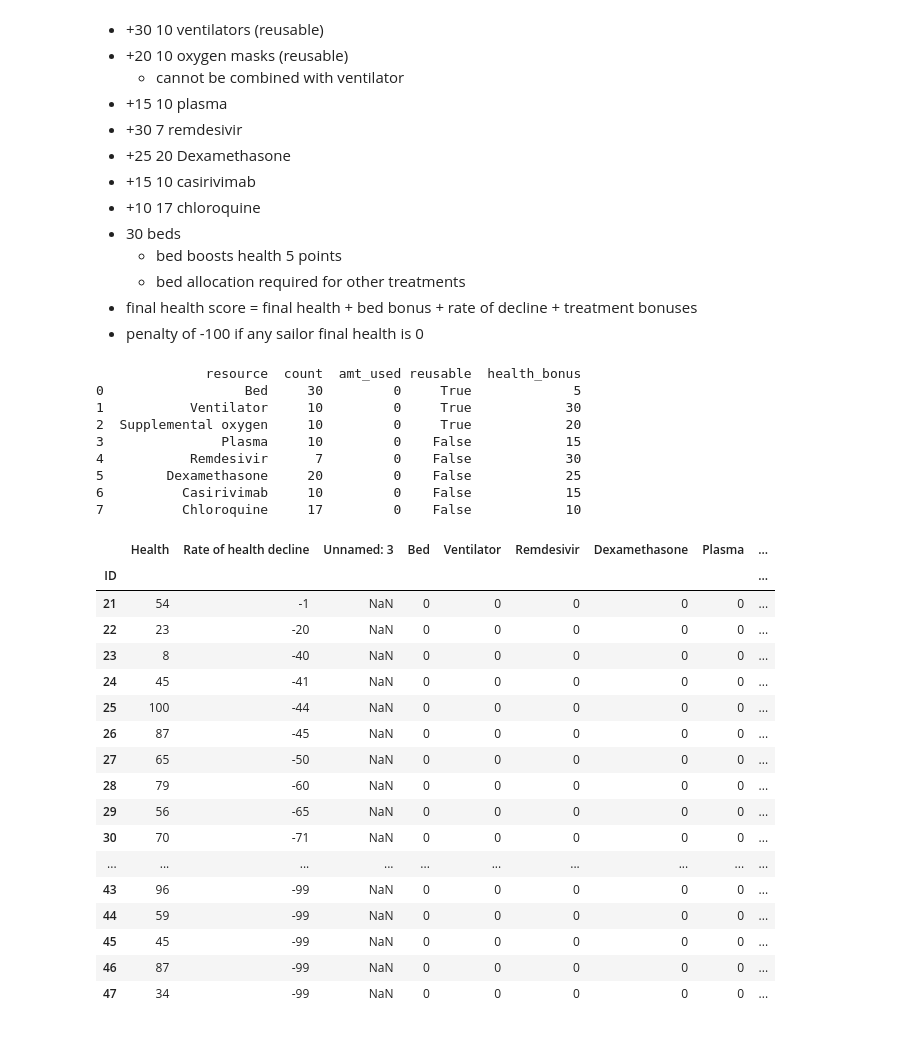
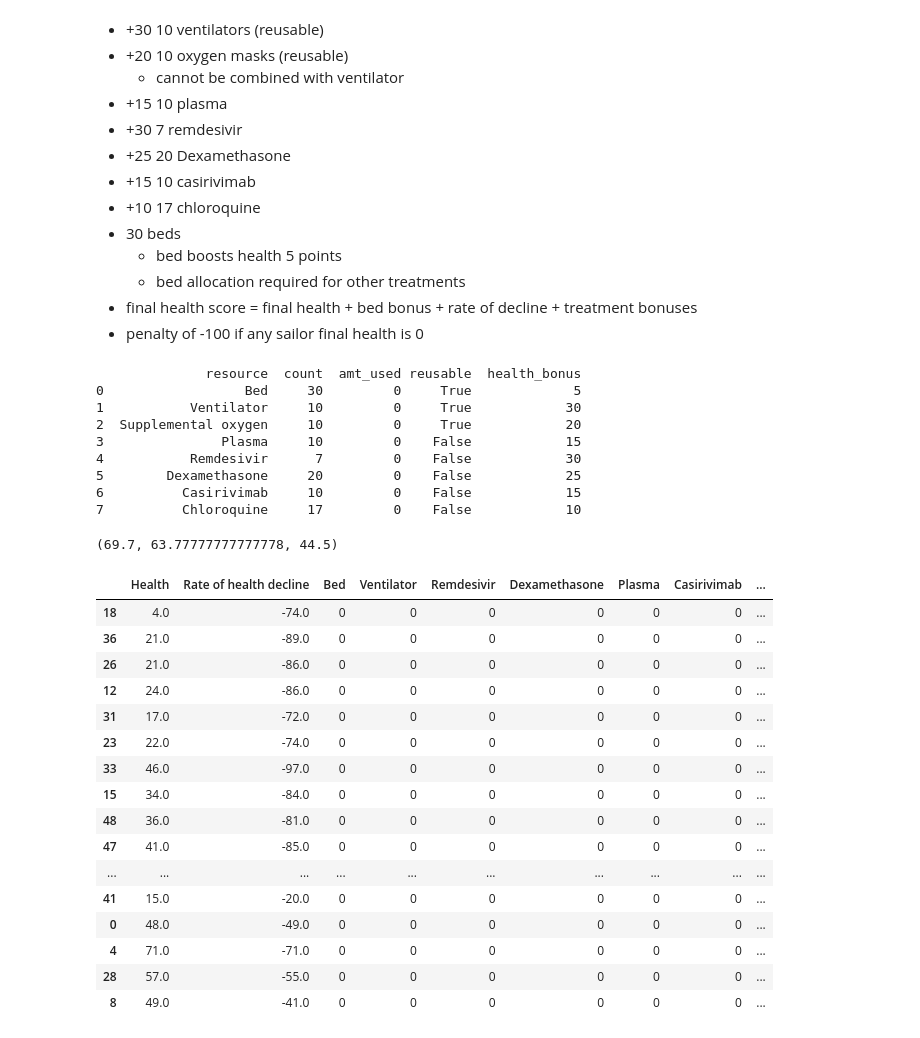
Before and after one commit to fullofentropy/HackTheMachine-1, a Jupyter notebook: game3/Game 3.ipynb, the cells around one changed output. Drawn from its saved outputs; the diff is of its cells as text; code cells hidden in the pictures.

```diff
--- a/game3/Game 3.ipynb
+++ b/game3/Game 3.ipynb
@@ -11,6 +11,8 @@ In this scenario, you will oversee the medical bay of the USS GHOST where COVID-
 import pandas as pd
 import numpy as np
 from itertools import combinations
+
+pd.set_option("display.max_rows", 100)
 # %% [markdown]
 * +30 10 ventilators (reusable)
 * +20 10 oxygen masks (reusable)
@@ -26,11 +28,15 @@ from itertools import combinations
 * final health score = final health + bed bonus + rate of decline + treatment bonuses
 * penalty of -100 if any sailor final health is 0
 # %%
-sailors_df = pd.read_csv("day2data.csv", header=1, index_col=0)
+sailors_df = pd.read_csv("day1data.csv", header=1, index_col=0)
+sailors_df2 = pd.read_csv("day2data.csv", header=1, index_col=0)
 # sailors_df.drop("Unnamed: 3", axis=1, inplace=True)
 resource_list = ["Bed", "Ventilator", "Remdesivir", "Dexamethasone", "Plasma", "Casirivimab", "Supplemental oxygen", "Chloroquine"]
 for resource in resource_list:
     sailors_df[resource] = 0
+    sailors_df2[resource] = 0
+sailors_df["Used"] = ""
+sailors_df2["Used"] = ""
 columns = ["resource", "count", "amt_used", "reusable", "health_bonus"]
 data = np.array([["Bed", 30, 0, True, 5],
           ["Ventilator", 10, 0, True, 30],
@@ -44,7 +50,6 @@ resources_df = pd.DataFrame(data=data, columns=columns)
 for col in ["count", "amt_used", "health_bonus"]:
     resources_df[col] = pd.to_numeric(resources_df[col])
 print(resources_df,"\n")
-sailors_df
 # %% [output]
               resource  count  amt_used reusable  health_bonus
 0                  Bed     30         0     True             5
@@ -55,24 +60,42 @@ sailors_df
 5        Dexamethasone     20         0    False            25
 6          Casirivimab     10         0    False            15
 7          Chloroquine     17         0    False            10
-|  | Health | Rate of health decline | Unnamed: 3 | Bed | Ventilator | Remdesivir | Dexamethasone | Plasma | ... |
-| ID |  |  |  |  |  |  |  |  | ... |
-| 21 | 54 | -1 | NaN | 0 | 0 | 0 | 0 | 0 | ... |
-| 22 | 23 | -20 | NaN | 0 | 0 | 0 | 0 | 0 | ... |
-| 23 | 8 | -40 | NaN | 0 | 0 | 0 | 0 | 0 | ... |
-| 24 | 45 | -41 | NaN | 0 | 0 | 0 | 0 | 0 | ... |
-| 25 | 100 | -44 | NaN | 0 | 0 | 0 | 0 | 0 | ... |
-| 26 | 87 | -45 | NaN | 0 | 0 | 0 | 0 | 0 | ... |
-| 27 | 65 | -50 | NaN | 0 | 0 | 0 | 0 | 0 | ... |
-| 28 | 79 | -60 | NaN | 0 | 0 | 0 | 0 | 0 | ... |
-| 29 | 56 | -65 | NaN | 0 | 0 | 0 | 0 | 0 | ... |
-| 30 | 70 | -71 | NaN | 0 | 0 | 0 | 0 | 0 | ... |
-| ... | ... | ... | ... | ... | ... | ... | ... | ... | ... |
-| 43 | 96 | -99 | NaN | 0 | 0 | 0 | 0 | 0 | ... |
-| 44 | 59 | -99 | NaN | 0 | 0 | 0 | 0 | 0 | ... |
-| 45 | 45 | -99 | NaN | 0 | 0 | 0 | 0 | 0 | ... |
-| 46 | 87 | -99 | NaN | 0 | 0 | 0 | 0 | 0 | ... |
-| 47 | 34 | -99 | NaN | 0 | 0 | 0 | 0 | 0 | ... |
+# %%
+import random
+sailors_df3 = pd.DataFrame()
+for i in range(80):
+    sailors_df3.at[i, "Health"] = random.randrange(1, 101)
+    sailors_df3.at[i, "Rate of health decline"] = random.randrange(-99, 0)
+resource_list = ["Bed", "Ventilator", "Remdesivir", "Dexamethasone", "Plasma", "Casirivimab", "Supplemental oxygen", "Chloroquine"]
+for resource in resource_list:
+    sailors_df3[resource] = 0
+sailors_df3["Used"] = ""
+sailors_df["Health"].mean(), sailors_df2["Health"].mean(), sailors_df3["Health"].mean()
+# %% [output]
+(69.7, 63.77777777777778, 44.5)
+# %%
+sailors_df3_temp = sailors_df3.copy()
+sailors_df3_temp["Total"] = sailors_df3["Health"]+sailors_df3["Rate of health decline"]
+sailors_df3_temp.sort_values(by=["Total"], inplace=True)
+sailors_df3_temp.head(30)
+# %% [output]
+|  | Health | Rate of health decline | Bed | Ventilator | Remdesivir | Dexamethasone | Plasma | Casirivimab | ... |
+| 18 | 4.0 | -74.0 | 0 | 0 | 0 | 0 | 0 | 0 | ... |
+| 36 | 21.0 | -89.0 | 0 | 0 | 0 | 0 | 0 | 0 | ... |
+| 26 | 21.0 | -86.0 | 0 | 0 | 0 | 0 | 0 | 0 | ... |
+| 12 | 24.0 | -86.0 | 0 | 0 | 0 | 0 | 0 | 0 | ... |
+| 31 | 17.0 | -72.0 | 0 | 0 | 0 | 0 | 0 | 0 | ... |
+| 23 | 22.0 | -74.0 | 0 | 0 | 0 | 0 | 0 | 0 | ... |
+| 33 | 46.0 | -97.0 | 0 | 0 | 0 | 0 | 0 | 0 | ... |
+| 15 | 34.0 | -84.0 | 0 | 0 | 0 | 0 | 0 | 0 | ... |
+| 48 | 36.0 | -81.0 | 0 | 0 | 0 | 0 | 0 | 0 | ... |
+| 47 | 41.0 | -85.0 | 0 | 0 | 0 | 0 | 0 | 0 | ... |
+| ... | ... | ... | ... | ... | ... | ... | ... | ... | ... |
+| 41 | 15.0 | -20.0 | 0 | 0 | 0 | 0 | 0 | 0 | ... |
+| 0 | 48.0 | -49.0 | 0 | 0 | 0 | 0 | 0 | 0 | ... |
+| 4 | 71.0 | -71.0 | 0 | 0 | 0 | 0 | 0 | 0 | ... |
+| 28 | 57.0 | -55.0 | 0 | 0 | 0 | 0 | 0 | 0 | ... |
+| 8 | 49.0 | -41.0 | 0 | 0 | 0 | 0 | 0 | 0 | ... |
 # %%
 def use_resource(sailors_df, resources_df, resource, indices):
     """
```
Also changed, not shown: parts of 6 cells of this notebook, 2 other files.
